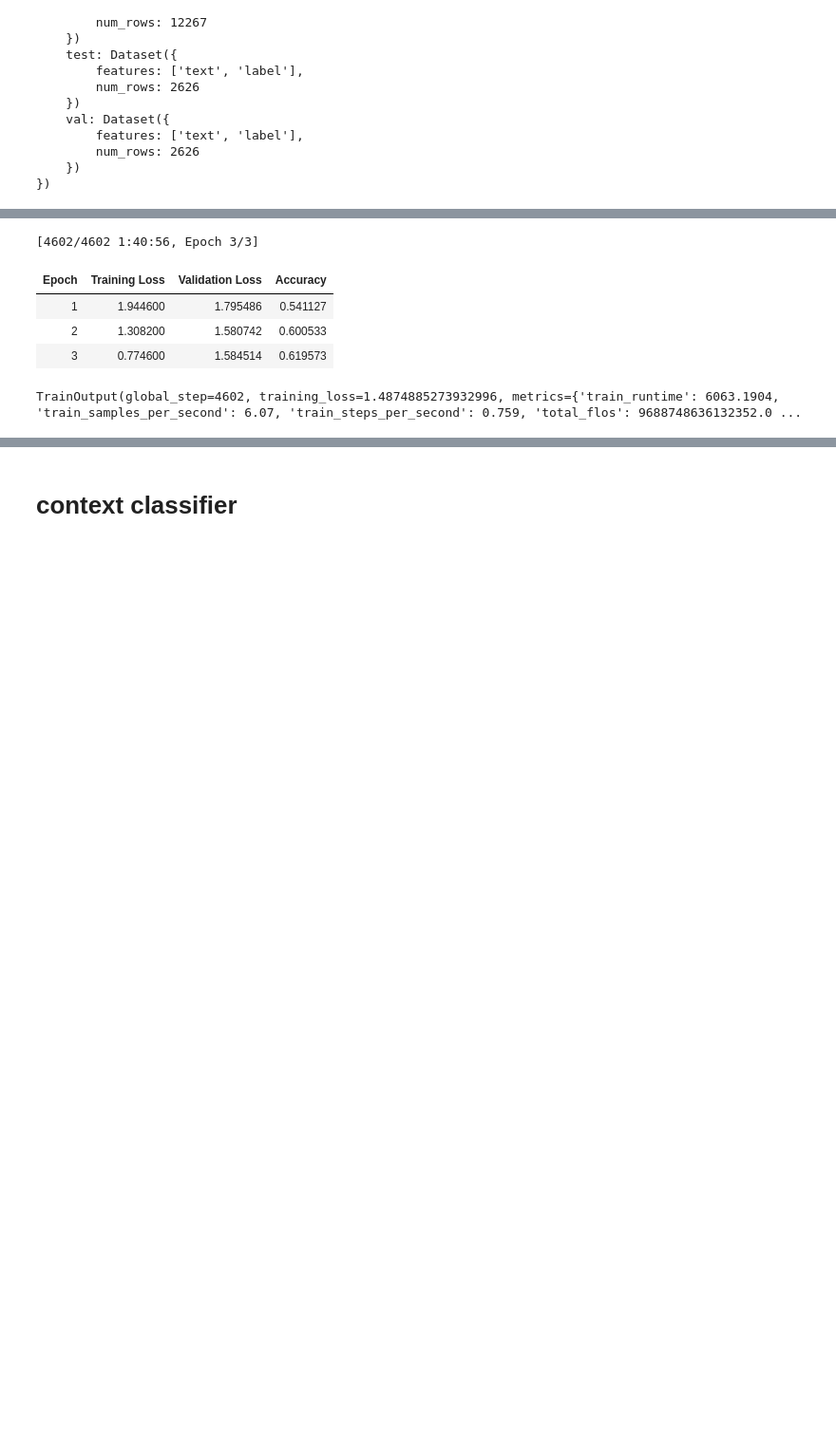
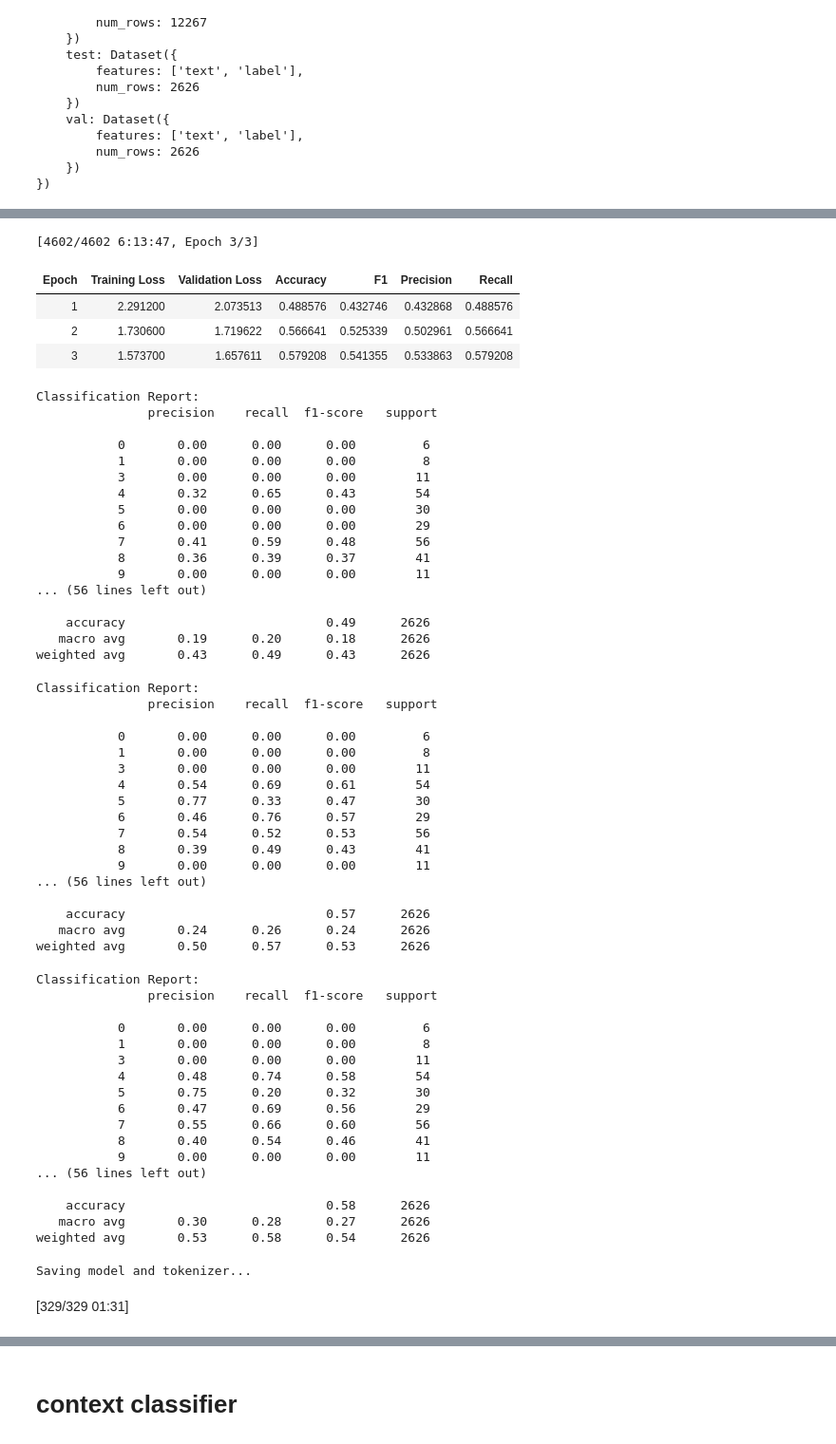
Before and after one commit to Einengutenmorgen/Classifier_compairisson, a Jupyter notebook: finetuneing.ipynb, the cells around one changed output, grey strips where cells are left out. Shown at 95% size. Drawn from its saved outputs; the diff is of its cells as text; code cells hidden in the pictures; blank space fills up the shorter version.

```diff
--- a/finetuneing.ipynb
+++ b/finetuneing.ipynb
@@ -126,13 +209,69 @@ You should probably TRAIN this model on a down-stream task to be able to use it
 # %%
 trainer.train()
 
 print("Saving model and tokenizer...")
-trainer.save_model("./manifesto_classifier_sentence")
-tokenizer.save_pretrained("./manifesto_classifier_context")
+trainer.save_model("./manifesto_classifier_sentence2")
+tokenizer.save_pretrained("./manifesto_classifier_sentence2")
+
+
+
+trainer.evaluate(dataset["val"])
 # %% [output]
-[4602/4602 1:40:56, Epoch 3/3]
+[4602/4602 6:13:47, Epoch 3/3]
-| Epoch | Training Loss | Validation Loss | Accuracy |
-| 1 | 1.944600 | 1.795486 | 0.541127 |
-| 2 | 1.308200 | 1.580742 | 0.600533 |
-| 3 | 0.774600 | 1.584514 | 0.619573 |
+| Epoch | Training Loss | Validation Loss | Accuracy | F1 | Precision | Recall |
+| 1 | 2.291200 | 2.073513 | 0.488576 | 0.432746 | 0.432868 | 0.488576 |
+| 2 | 1.730600 | 1.719622 | 0.566641 | 0.525339 | 0.502961 | 0.566641 |
+| 3 | 1.573700 | 1.657611 | 0.579208 | 0.541355 | 0.533863 | 0.579208 |
-TrainOutput(global_step=4602, training_loss=1.4874885273932996, metrics={'train_runtime': 6063.1904, 'train_samples_per_second': 6.07, 'train_steps_per_second': 0.759, 'total_flos': 9688748636132352.0 ...
+Classification Report:
+               precision    recall  f1-score   support
+
+           0       0.00      0.00      0.00         6
+           1       0.00      0.00      0.00         8
+           3       0.00      0.00      0.00        11
+           4       0.32      0.65      0.43        54
+           5       0.00      0.00      0.00        30
+           6       0.00      0.00      0.00        29
+           7       0.41      0.59      0.48        56
+           8       0.36      0.39      0.37        41
+           9       0.00      0.00      0.00        11
+... (56 lines left out)
+
+    accuracy                           0.49      2626
+   macro avg       0.19      0.20      0.18      2626
+weighted avg       0.43      0.49      0.43      2626
+Classification Report:
+               precision    recall  f1-score   support
+
+           0       0.00      0.00      0.00         6
+           1       0.00      0.00      0.00         8
+           3       0.00      0.00      0.00        11
+           4       0.54      0.69      0.61        54
+           5       0.77      0.33      0.47        30
+           6       0.46      0.76      0.57        29
+           7       0.54      0.52      0.53        56
+           8       0.39      0.49      0.43        41
+           9       0.00      0.00      0.00        11
+... (56 lines left out)
+
+    accuracy                           0.57      2626
+   macro avg       0.24      0.26      0.24      2626
+weighted avg       0.50      0.57      0.53      2626
+Classification Report:
+               precision    recall  f1-score   support
+
+           0       0.00      0.00      0.00         6
+           1       0.00      0.00      0.00         8
+           3       0.00      0.00      0.00        11
+           4       0.48      0.74      0.58        54
+           5       0.75      0.20      0.32        30
+           6       0.47      0.69      0.56        29
+           7       0.55      0.66      0.60        56
+           8       0.40      0.54      0.46        41
+           9       0.00      0.00      0.00        11
+... (56 lines left out)
+
+    accuracy                           0.58      2626
+   macro avg       0.30      0.28      0.27      2626
+weighted avg       0.53      0.58      0.54      2626
+Saving model and tokenizer...
+[329/329 01:31]
```
Also changed, not shown: parts of 11 cells of this notebook, 3 other files.
